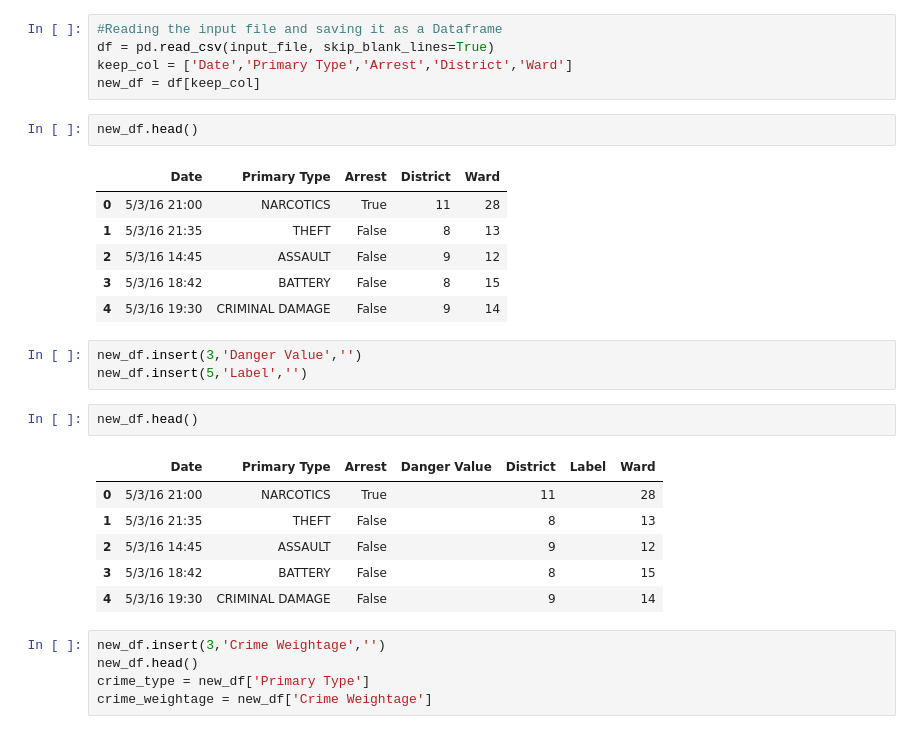
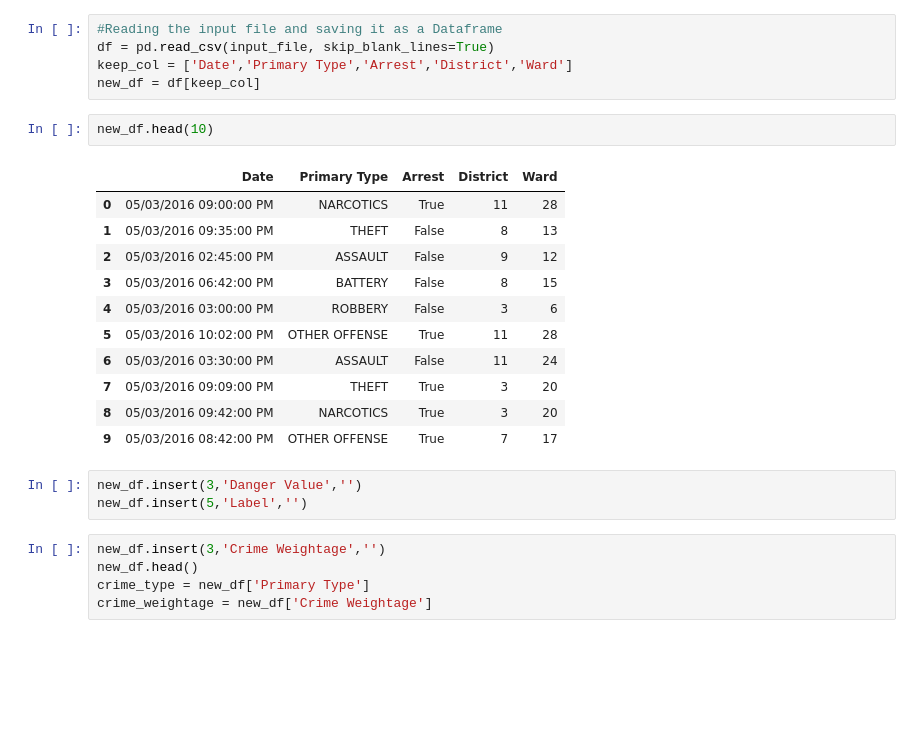
Before and after one commit to zee1159/Safe-Area-Prediction-Machine-Learning-Project, a Jupyter notebook: Safe Region Prediction_ML.ipynb, the cells around one changed output. Saved outputs shown, nothing was run; the diff lists cells and outputs as text; blank space fills up the shorter version.

```diff
--- a/Safe Region Prediction_ML.ipynb
+++ b/Safe Region Prediction_ML.ipynb
@@ -25,26 +51,22 @@ df = pd.read_csv(input_file, skip_blank_lines=True)
 keep_col = ['Date','Primary Type','Arrest','District','Ward']
 new_df = df[keep_col]
 # %%
-new_df.head()
+new_df.head(10)
 # %% [output]
 |  | Date | Primary Type | Arrest | District | Ward |
-| 0 | 5/3/16 21:00 | NARCOTICS | True | 11 | 28 |
-| 1 | 5/3/16 21:35 | THEFT | False | 8 | 13 |
-| 2 | 5/3/16 14:45 | ASSAULT | False | 9 | 12 |
-| 3 | 5/3/16 18:42 | BATTERY | False | 8 | 15 |
-| 4 | 5/3/16 19:30 | CRIMINAL DAMAGE | False | 9 | 14 |
+| 0 | 05/03/2016 09:00:00 PM | NARCOTICS | True | 11 | 28 |
+| 1 | 05/03/2016 09:35:00 PM | THEFT | False | 8 | 13 |
+| 2 | 05/03/2016 02:45:00 PM | ASSAULT | False | 9 | 12 |
+| 3 | 05/03/2016 06:42:00 PM | BATTERY | False | 8 | 15 |
+| 4 | 05/03/2016 03:00:00 PM | ROBBERY | False | 3 | 6 |
+| 5 | 05/03/2016 10:02:00 PM | OTHER OFFENSE | True | 11 | 28 |
+| 6 | 05/03/2016 03:30:00 PM | ASSAULT | False | 11 | 24 |
+| 7 | 05/03/2016 09:09:00 PM | THEFT | True | 3 | 20 |
+| 8 | 05/03/2016 09:42:00 PM | NARCOTICS | True | 3 | 20 |
+| 9 | 05/03/2016 08:42:00 PM | OTHER OFFENSE | True | 7 | 17 |
 # %%
 new_df.insert(3,'Danger Value','')
 new_df.insert(5,'Label','')
-# %%
-new_df.head()
-# %% [output]
-|  | Date | Primary Type | Arrest | Danger Value | District | Label | Ward |
-| 0 | 5/3/16 21:00 | NARCOTICS | True |  | 11 |  | 28 |
-| 1 | 5/3/16 21:35 | THEFT | False |  | 8 |  | 13 |
-| 2 | 5/3/16 14:45 | ASSAULT | False |  | 9 |  | 12 |
-| 3 | 5/3/16 18:42 | BATTERY | False |  | 8 |  | 15 |
-| 4 | 5/3/16 19:30 | CRIMINAL DAMAGE | False |  | 9 |  | 14 |
 # %%
 new_df.insert(3,'Crime Weightage','')
 new_df.head()
```
Also changed, not shown: parts of 25 cells of this notebook, 1 other file.
